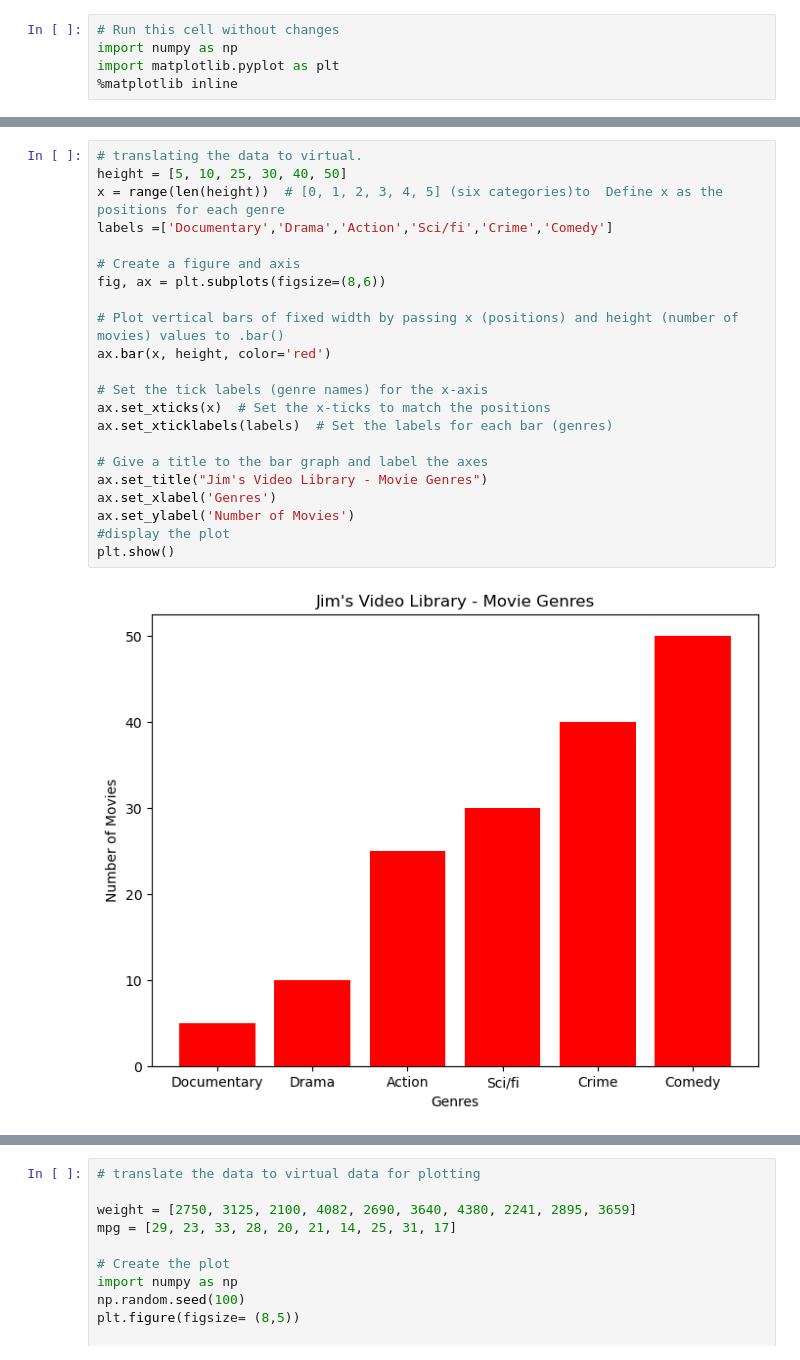
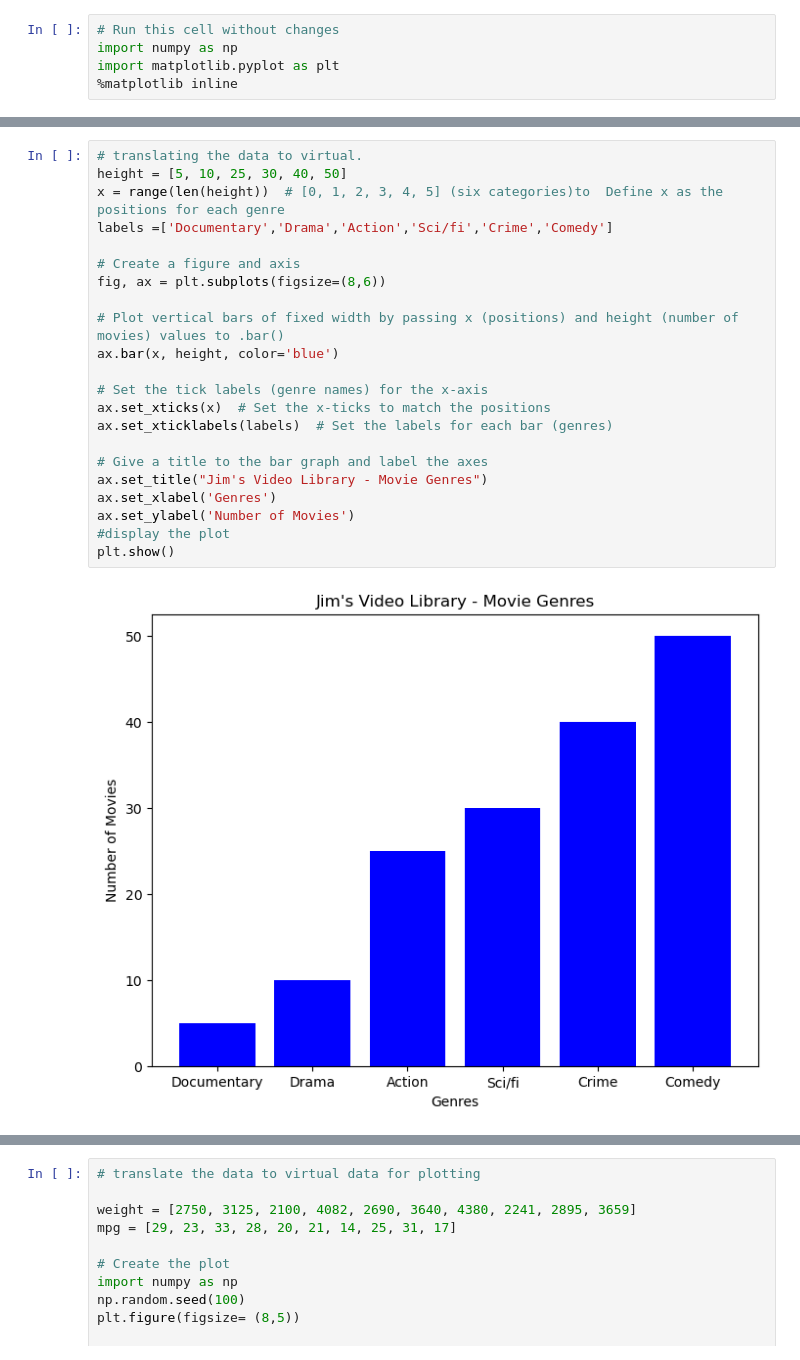
Before and after one commit to zippy345/dsc-data-viz-lab, a Jupyter notebook: index.ipynb, the cells around one changed output, grey strips where cells are left out. Saved outputs shown, nothing was run; the diff lists cells and outputs as text.

```diff
--- a/index.ipynb
+++ b/index.ipynb
@@ -39,27 +39,27 @@ The graph you create should look like this:
 # %%
 # translating the data to virtual.
 height = [5, 10, 25, 30, 40, 50]
 x = range(len(height))  # [0, 1, 2, 3, 4, 5] (six categories)to  Define x as the positions for each genre
 labels =['Documentary','Drama','Action','Sci/fi','Crime','Comedy']
 
 # Create a figure and axis
 fig, ax = plt.subplots(figsize=(8,6))
 
 # Plot vertical bars of fixed width by passing x (positions) and height (number of movies) values to .bar()
-ax.bar(x, height, color='red')
+ax.bar(x, height, color='blue')
 
 # Set the tick labels (genre names) for the x-axis
 ax.set_xticks(x)  # Set the x-ticks to match the positions
 ax.set_xticklabels(labels)  # Set the labels for each bar (genres)
 
 # Give a title to the bar graph and label the axes
 ax.set_title("Jim's Video Library - Movie Genres")
 ax.set_xlabel('Genres')
 ax.set_ylabel('Number of Movies')
 #display the plot
 plt.show()
 # %% [output]
-[figure, old version]
+[figure, new version]
 # %% [markdown]
 ## Exercise 2
 
```
Also changed, not shown: parts of 1 cell of this notebook.
